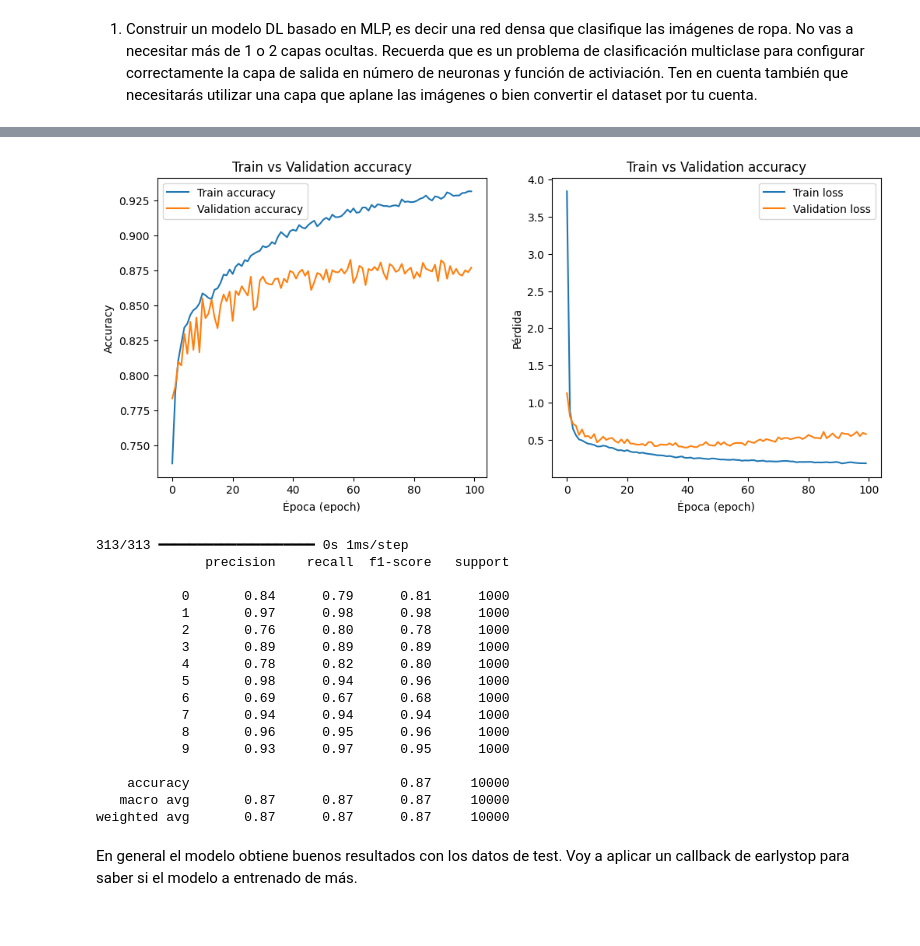
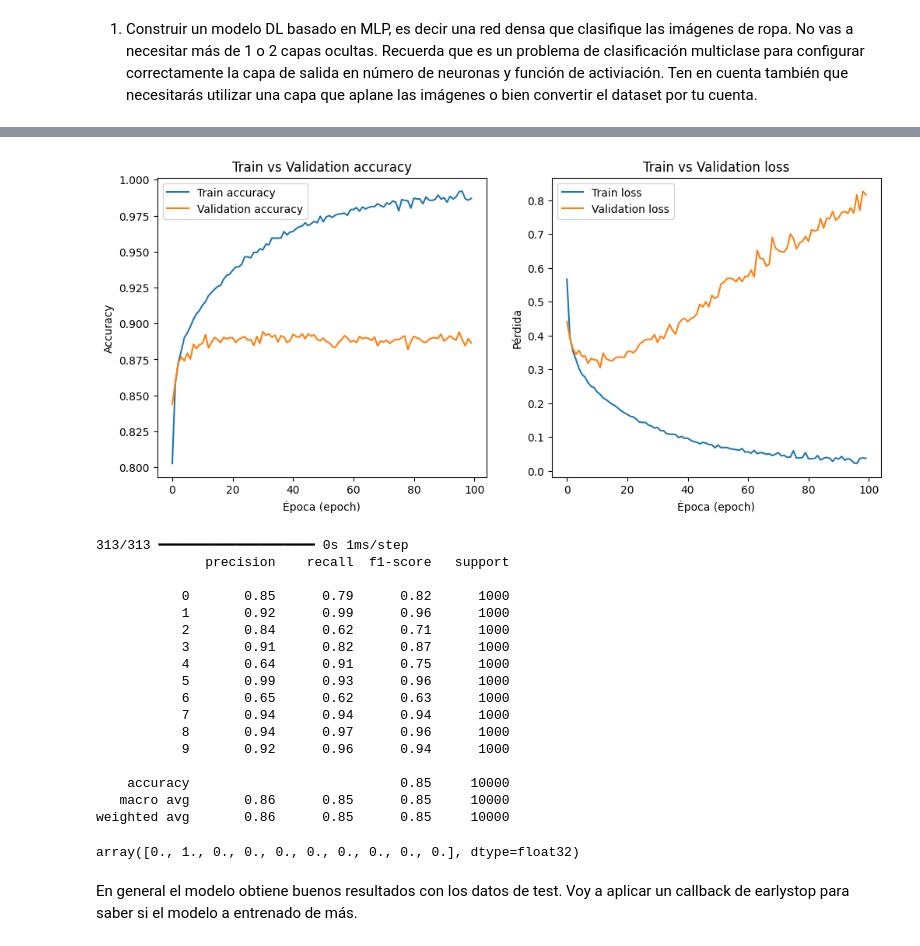
Before and after one commit to jacobo010/ONLINE_DS_THEBRIDGE_jacobo, a Jupyter notebook: Programacion_basica/Sprint16/Unidad_02/Practica_obligatoria/18_Practica_Obligatoria_Introduccion_Keras.ipynb, the cells around one changed output, grey strips where cells are left out. Cells and saved outputs as stored; diff of their text form; code cells hidden in the pictures.

```diff
--- a/Programacion_basica/Sprint16/Unidad_02/Practica_obligatoria/18_Practica_Obligatoria_Introduccion_Keras.ipynb
+++ b/Programacion_basica/Sprint16/Unidad_02/Practica_obligatoria/18_Practica_Obligatoria_Introduccion_Keras.ipynb
@@ -207,12 +217,32 @@ Model: "sequential"
 # %%
+from sklearn.preprocessing import MinMaxScaler
+
+scaler = MinMaxScaler()
+
 target = "target"
 x_train = train_set.drop(columns = target, axis = 1)
 y_train = train_set[target]
 
 x_test = test_set.drop(columns = target, axis = 1)
 y_test = test_set[target]
+# %%
+x_train_scaled = x_train.copy()
+x_train_scaled = pd.DataFrame(scaler.fit_transform(x_train_scaled),
+                              columns = x_train.columns,
+                              index = train_labels)
+x_train_scaled["target"] = x_train_scaled.index
+x_train_scaled.index = x_train_scaled.index.map(label_dict)
+
+x_train_scaled = x_train_scaled.drop(columns = target, axis = 1)
+
+x_test_scaled = x_test.copy()
+x_test_scaled = pd.DataFrame(scaler.transform(x_test_scaled),
+                              columns = x_test.columns,
+                              index = test_labels)
+x_test_scaled["target"] = x_test_scaled.index
+x_test_scaled.index = x_test_scaled.index.map(label_dict)
 # %%
-history = model.fit(x_train, y_train,
+history = model.fit(x_train_scaled, y_train,
                     batch_size = 128,
                     epochs = 100,
                     validation_split = 0.2)
@@ -239,25 +269,25 @@ history_df = pd.DataFrame(history.history)
 # %%
 plt.figure(figsize=(12,5))
 plt.subplot(1,2,1)
 plt.plot(history_df["accuracy"], label = "Train accuracy")
 plt.plot(history_df["val_accuracy"], label = "Validation accuracy")
 plt.title("Train vs Validation accuracy")
 plt.xlabel("Época (epoch)")
 plt.legend()
 plt.ylabel("Accuracy")
 
 
 plt.subplot(1,2,2)
 plt.plot(history_df["loss"],label = "Train loss")
 plt.plot(history_df["val_loss"], label = "Validation loss")
-plt.title("Train vs Validation accuracy")
+plt.title("Train vs Validation loss")
 plt.xlabel("Época (epoch)")
 plt.legend()
 plt.ylabel("Pérdida")
 
 plt.show()
 # %% [output]
-[figure, old version]
+[figure, new version]
 # %%
 from sklearn.metrics import classification_report, ConfusionMatrixDisplay
 
@@ -269,20 +299,24 @@ print(classification_report(y_test, y_pred))
 313/313 ━━━━━━━━━━━━━━━━━━━━ 0s 1ms/step
               precision    recall  f1-score   support
 
-           0       0.84      0.79      0.81      1000
-           1       0.97      0.98      0.98      1000
-           2       0.76      0.80      0.78      1000
-           3       0.89      0.89      0.89      1000
-           4       0.78      0.82      0.80      1000
-           5       0.98      0.94      0.96      1000
-           6       0.69      0.67      0.68      1000
+           0       0.85      0.79      0.82      1000
+           1       0.92      0.99      0.96      1000
+           2       0.84      0.62      0.71      1000
+           3       0.91      0.82      0.87      1000
+           4       0.64      0.91      0.75      1000
+           5       0.99      0.93      0.96      1000
+           6       0.65      0.62      0.63      1000
            7       0.94      0.94      0.94      1000
-           8       0.96      0.95      0.96      1000
-           9       0.93      0.97      0.95      1000
+           8       0.94      0.97      0.96      1000
+           9       0.92      0.96      0.94      1000
 
-    accuracy                           0.87     10000
-   macro avg       0.87      0.87      0.87     10000
-weighted avg       0.87      0.87      0.87     10000
+    accuracy                           0.85     10000
+   macro avg       0.86      0.85      0.85     10000
+weighted avg       0.86      0.85      0.85     10000
+# %%
+y_pred_proba[2]
+# %% [output]
+array([0., 1., 0., 0., 0., 0., 0., 0., 0., 0.], dtype=float32)
 # %% [markdown]
 En general el modelo obtiene buenos resultados con los datos de test. Voy a aplicar un callback de earlystop para saber si el modelo a entrenado de más.
 # %%
```
Also changed, not shown: parts of 7 cells of this notebook.
